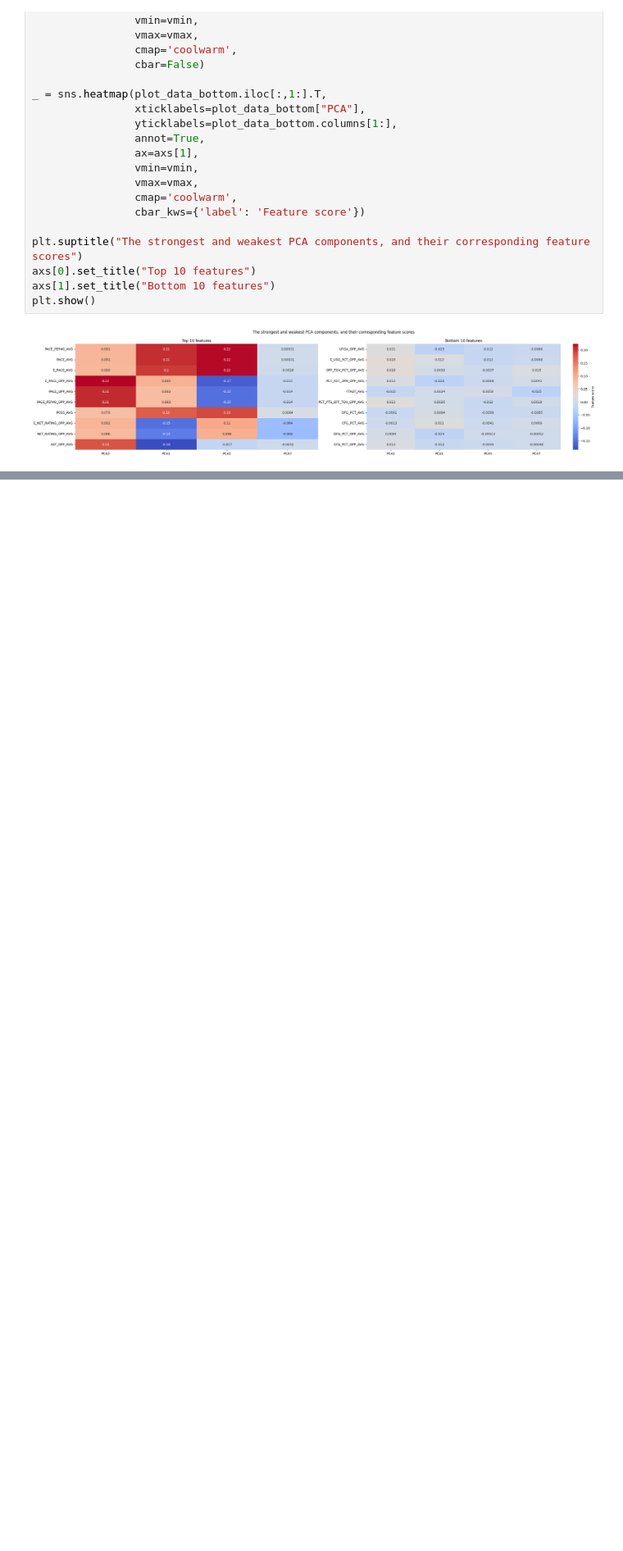
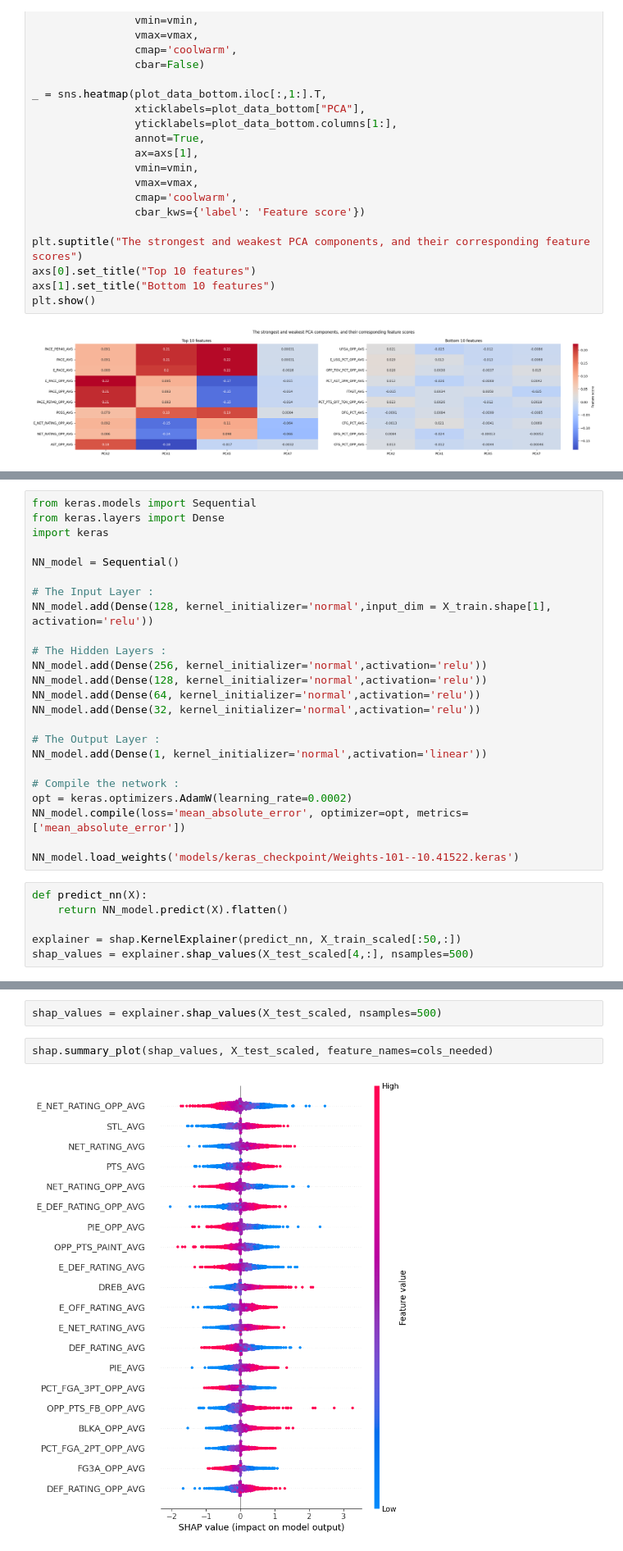
Before and after one commit to boiboozled/predicting_nba_margin_of_victory, a Jupyter notebook: explaining_models.ipynb, the cells around one changed output, grey strips where cells are left out. Shown at 82% size. Drawn from its saved outputs; the diff is of its cells as text; blank space fills up the shorter version.

```diff
--- a/explaining_models.ipynb
+++ b/explaining_models.ipynb
@@ -265,0 +270,30 @@ The top 4 pca features (based on permutation importance) were the same for the t
+# %%
+from keras.models import Sequential
+from keras.layers import Dense
+import keras
+
+NN_model = Sequential()
+
+# The Input Layer :
+NN_model.add(Dense(128, kernel_initializer='normal',input_dim = X_train.shape[1], activation='relu'))
+
+# The Hidden Layers :
+NN_model.add(Dense(256, kernel_initializer='normal',activation='relu'))
+NN_model.add(Dense(128, kernel_initializer='normal',activation='relu'))
+NN_model.add(Dense(64, kernel_initializer='normal',activation='relu'))
+NN_model.add(Dense(32, kernel_initializer='normal',activation='relu'))
+
+# The Output Layer :
+NN_model.add(Dense(1, kernel_initializer='normal',activation='linear'))
+
+# Compile the network :
+opt = keras.optimizers.AdamW(learning_rate=0.0002)
+NN_model.compile(loss='mean_absolute_error', optimizer=opt, metrics=['mean_absolute_error'])
+
+NN_model.load_weights('models/keras_checkpoint/Weights-101--10.41522.keras')
+# %%
+def predict_nn(X):
+    return NN_model.predict(X).flatten()
+
+explainer = shap.KernelExplainer(predict_nn, X_train_scaled[:50,:])
+shap_values = explainer.shap_values(X_test_scaled[4,:], nsamples=500)
@@ -265,0 +310,6 @@ The top 4 pca features (based on permutation importance) were the same for the t
+# %%
+shap_values = explainer.shap_values(X_test_scaled, nsamples=500)
+# %%
+shap.summary_plot(shap_values, X_test_scaled, feature_names=cols_needed)
+# %% [output]
+[figure, added]
```
Also changed, not shown: parts of 16 cells of this notebook.
